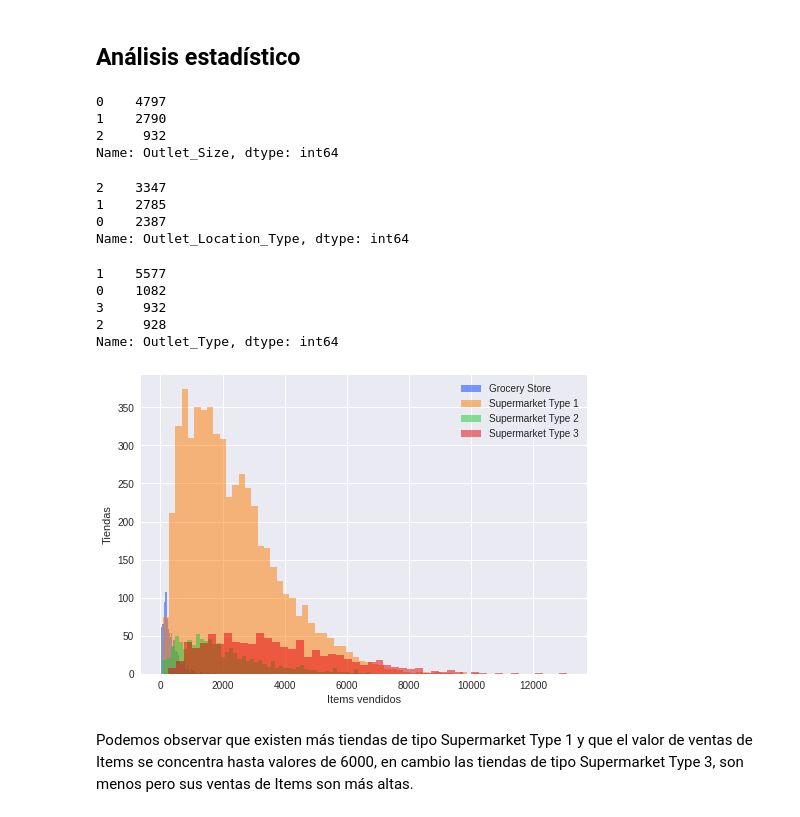
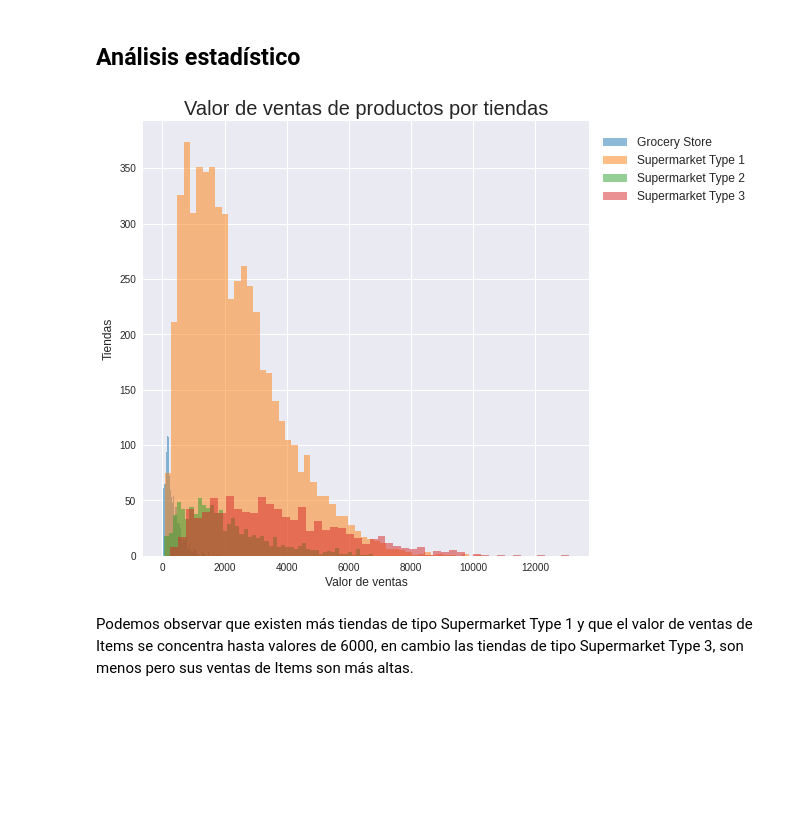
Before and after one commit to carlosegn/proyecciones-ventas-alimenticias, a Jupyter notebook: Proyeccion_ventas_alimenticias.ipynb, the cells around one changed output. Saved outputs shown, nothing was run; the diff lists cells and outputs as text; code cells hidden in the pictures; blank space fills up the shorter version.

```diff
--- a/Proyeccion_ventas_alimenticias.ipynb
+++ b/Proyeccion_ventas_alimenticias.ipynb
@@ -419,57 +419,30 @@ Se muestran los valores minimos, máximos y media de todas las columnas numéric
 # %%
 import matplotlib.pyplot as plt
 import seaborn as sns
-# %%
-# Cambiar variables categóricas par poder gráficar
-# En la columna Outlet_Size cambiaré Small por 0, Medium por 1 y High por 2
-df_final['Outlet_Size'].replace(['Small', 'Medium', 'High'], [0, 1 ,2], inplace = True)
-df_final['Outlet_Size'].value_counts()
-# %% [output]
-0    4797
-1    2790
-2     932
-Name: Outlet_Size, dtype: int64
-# %%
-# En la columna Outlet_Location_Type cambiaré Tier 1 por 0, Tier 2 por 1 y Tier 3 por 2
-df_final['Outlet_Location_Type'].replace(['Tier 1', 'Tier 2', 'Tier 3'], [0, 1 ,2], inplace = True)
-df_final['Outlet_Location_Type'].value_counts()
-# %% [output]
-2    3347
-1    2785
-0    2387
-Name: Outlet_Location_Type, dtype: int64
-# %%
-# En la columna Outlet_Type cambiaré Grocery Store por 0, Supermarket Type1 por 1, Supermarket Type2 por 2 y Supermarket Type3 por 3
-df_final['Outlet_Type'].replace(['Grocery Store', 'Supermarket Type1', 'Supermarket Type2', 'Supermarket Type3'], [0, 1, 2, 3], inplace = True)
-df_final['Outlet_Type'].value_counts()
-# %% [output]
-1    5577
-0    1082
-3     932
-2     928
-Name: Outlet_Type, dtype: int64
 # %%
 # Definir estilo y paletas para todos los gráficos
 plt.style.use('seaborn')
-sns.set_palette('bright')
+sns.set_palette('tab10')
 # %%
-# Items vendidos por tipo de supermercado
+# Total de ventas de items por supermercado
 # Creo nuevos DF para cada tipo de supermercado
-df_grocery = df_final.loc[df_final['Outlet_Type'] == 0]
-df_supermarket1 = df_final.loc[df_final['Outlet_Type'] == 1]
-df_supermarket2 = df_final.loc[df_final['Outlet_Type'] == 2]
-df_supermarket3 = df_final.loc[df_final['Outlet_Type'] == 3]
+df_grocery = df_final.loc[df_final['Outlet_Type'] == 'Grocery Store']
+df_supermarket1 = df_final.loc[df_final['Outlet_Type'] == 'Supermarket Type1']
+df_supermarket2 = df_final.loc[df_final['Outlet_Type'] == 'Supermarket Type2']
+df_supermarket3 = df_final.loc[df_final['Outlet_Type'] == 'Supermarket Type3']
 
 # Mostrar los gráficos
-plt.hist(df_grocery['Item_Outlet_Sales'], alpha=0.5, label='Grocery Store', bins=50)
-plt.hist(df_supermarket1['Item_Outlet_Sales'], alpha=0.5, label='Supermarket Type 1', bins=50)
-plt.hist(df_supermarket2['Item_Outlet_Sales'], alpha=0.5, label='Supermarket Type 2', bins=50)
-plt.hist(df_supermarket3['Item_Outlet_Sales'], alpha=0.5, label='Supermarket Type 3', bins=50)
-plt.legend(loc='upper right')
-plt.xlabel('Items vendidos')
-plt.ylabel('Tiendas')
+plt.figure(figsize=(8,8))
+plt.hist(df_grocery['Item_Outlet_Sales'].values, alpha=0.5, label='Grocery Store', bins=50)
+plt.hist(df_supermarket1['Item_Outlet_Sales'].values, alpha=0.5, label='Supermarket Type 1', bins=50)
+plt.hist(df_supermarket2['Item_Outlet_Sales'].values, alpha=0.5, label='Supermarket Type 2', bins=50)
+plt.hist(df_supermarket3['Item_Outlet_Sales'].values, alpha=0.5, label='Supermarket Type 3', bins=50)
+plt.title('Valor de ventas de productos por tiendas', fontsize=20)
+plt.legend(loc=(1.02,0.80), fontsize=12)
+plt.xlabel('Valor de ventas', fontsize=12)
+plt.ylabel('Tiendas', fontsize=12)
 plt.show()
 # %% [output]
-[figure, old version]
+[figure, new version]
 # %% [markdown]
 Podemos observar que existen más tiendas de tipo Supermarket Type 1 y que el valor de ventas de Items se concentra hasta valores de 6000, en cambio las tiendas de tipo Supermarket Type 3, son menos pero sus ventas de Items son más altas.
```
Also changed, not shown: parts of 19 cells of this notebook.
